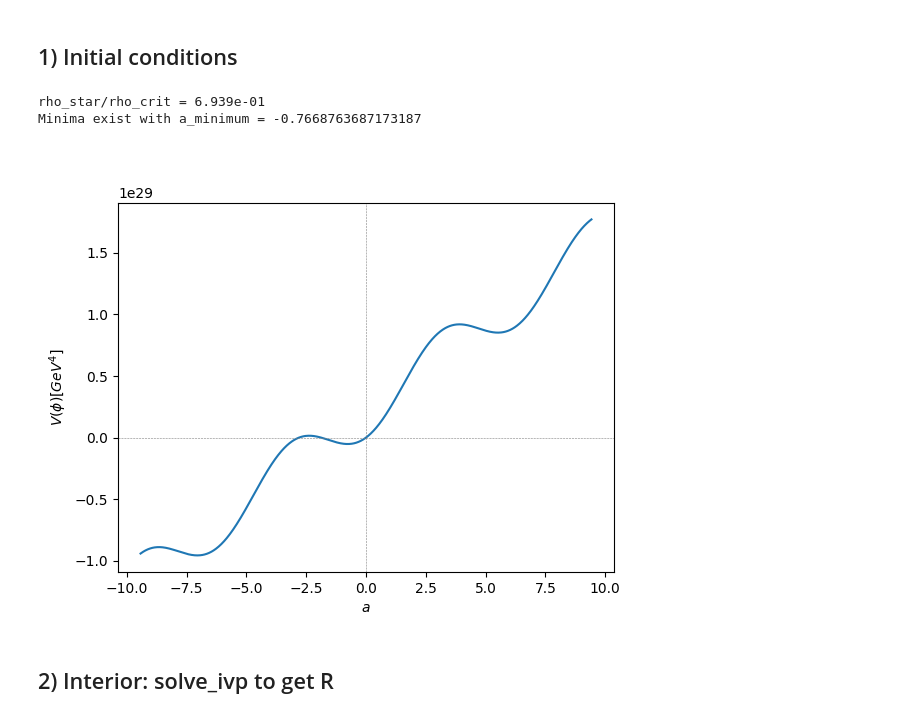
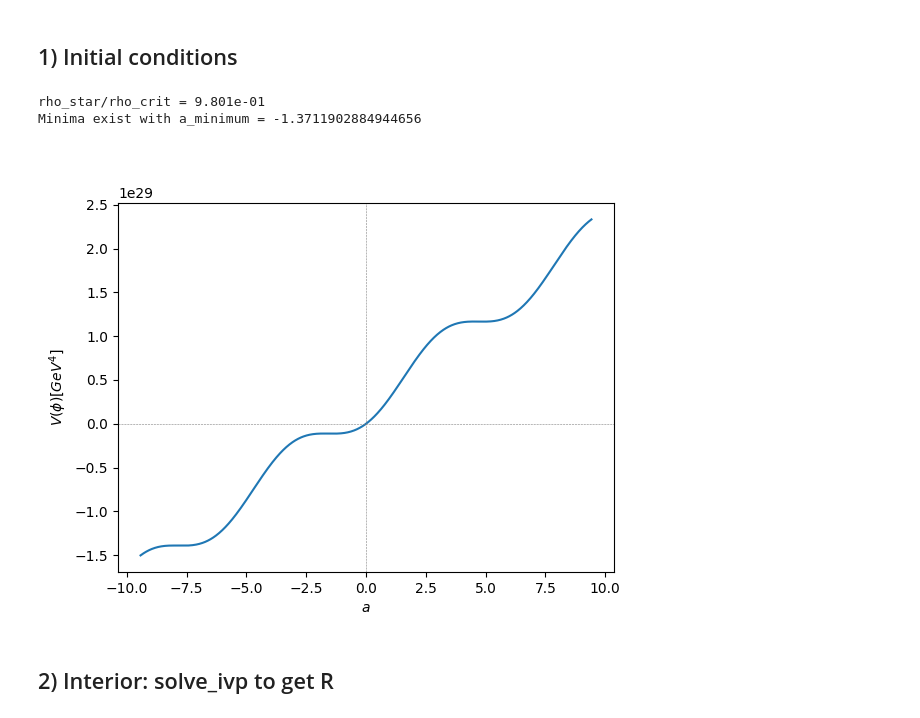
Before and after one commit to omarxz/pyTOVsolver, a Jupyter notebook: solver_full_test.ipynb, the cells around one changed output. Saved outputs shown, nothing was run; the diff lists cells and outputs as text; code cells hidden in the pictures.

```diff
--- a/solver_full_test.ipynb
+++ b/solver_full_test.ipynb
@@ -13,25 +13,25 @@ apr_eos = NeutronStarEOS('APR')
 ## 1) Initial conditions
 # %%
 plt.close('all')
-rho_c = 10**15.7
+rho_c = 10**15.85
 def axion_potential(a,rho_c):
     V_eff = ma**2 * fa**2 * (1-np.cos(a)) + (fa*a/mu)*rho_c*c**2
     return V_eff
 
 a_minimum = axion_initial_guess(rho_c)
 
 a = np.linspace(-3*np.pi, 3*np.pi,1000)
 
 plt.plot(a, axion_potential(a, rho_c));
 plt.xlabel(r'$a$')
 plt.axhline(y=0, linestyle='--', color='grey', linewidth=0.4)
 plt.axvline(x=0, linestyle='--', color='grey', linewidth=0.4)
 plt.ylabel(r"$V(\phi)[GeV^4]$");
 plt.show()
 # %% [output]
-rho_star/rho_crit = 6.939e-01
-Minima exist with a_minimum = -0.7668763687173187
+rho_star/rho_crit = 9.801e-01
+Minima exist with a_minimum = -1.3711902884944656
-[figure, old version]
+[figure, new version]
 # %%
 # Define the domain for r
 r_center = 1e-15
```
Also changed, not shown: 3 other files.
